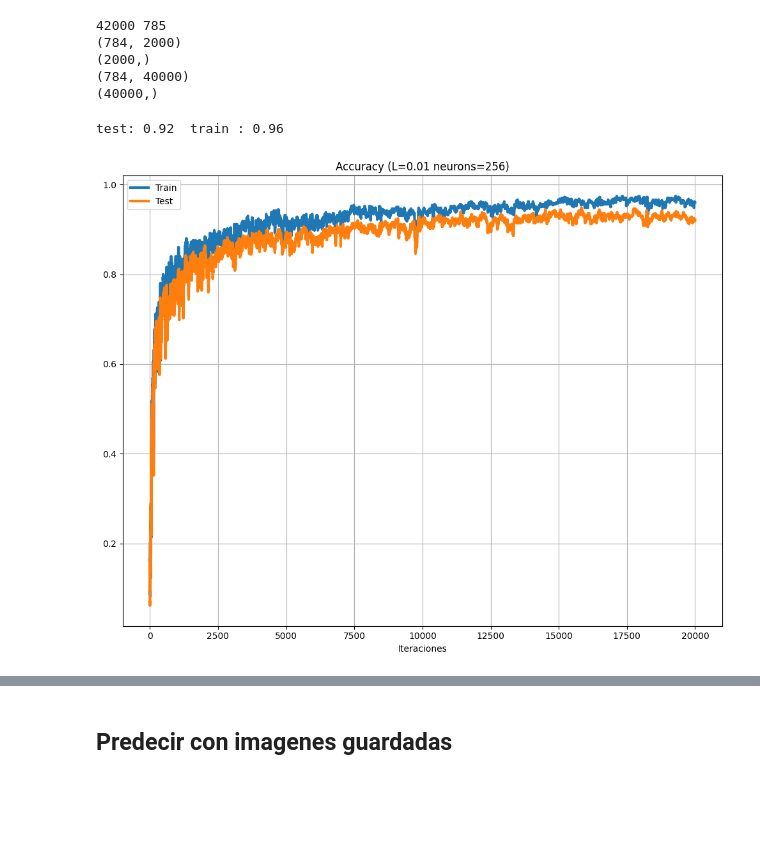
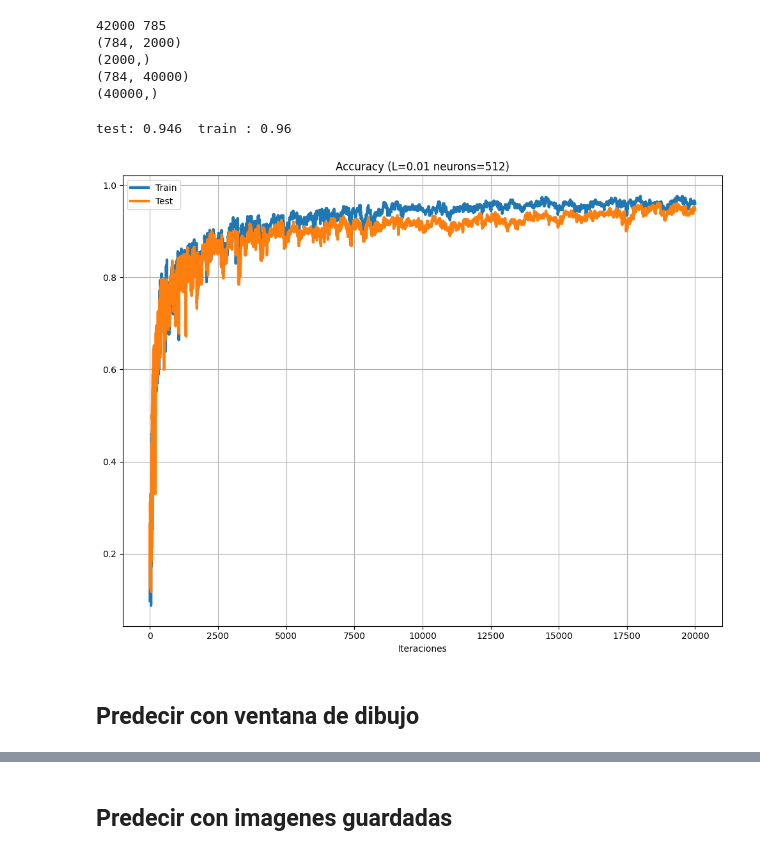
Before and after one commit to MartinSchubert04/Neural-Network, a Jupyter notebook: TPfinal.ipynb, the cells around one changed output, grey strips where cells are left out. Saved outputs shown, nothing was run; the diff lists cells and outputs as text; code cells hidden in the pictures; blank space fills up the shorter version.

```diff
--- a/TPfinal.ipynb
+++ b/TPfinal.ipynb
@@ -233,7 +233,9 @@ class NeuralNetwork:
 
     def backward_prop(self, Z1, A1, Z2, A2, X, Y):
         one_hot_Y = self.one_hot_encode(Y)
-        dZ2 = A2 - one_hot_Y
+
+        dZ2 = A2 - one_hot_Y  # dC_dA2 * dC_dZ2, usando cross entropy y d_softmax
+
         dC_dW2 = dZ2.dot(A1.T)
         dC_dB2 = np.sum(dZ2, axis=1, keepdims=True)
         dZ1 = self.w_output.T.dot(dZ2) * self.d_relu(Z1)
@@ -261,19 +263,18 @@ class NeuralNetwork:
             self.b_output -= self.learning_rate * dB2
 
 
-            # Calcular precisión del conjunto de prueba
+            # Calcular precisión del subconjunto de test
             test_predictions = self.forward_prop(self.X_test_subset)[3]
             test_comparisons = np.argmax(test_predictions, axis=0) == self.Y_test_subset
             accuracy_test = np.mean(test_comparisons)
             self.accuracy_test_l.append(accuracy_test)
 
-            # Calcular precisión del conjunto de entrenamiento
+            # Calcular precisión del subconjunto de entrenamiento
             train_predictions = self.forward_prop(self.X_train_subset)[3]
             train_comparisons = np.argmax(train_predictions, axis=0) == self.Y_train_subset
             accuracy_train = np.mean(train_comparisons)
             self.accuracy_train_l.append(accuracy_train)
 
-                # Imprimir la pérdida y la precisión
             loss = np.mean((A2 - self.one_hot_encode(Y_sample)) ** 2)  # Pérdida cuadrática media
 
         print(F"test: {accuracy_test}  train : {accuracy_train}")
@@ -286,34 +287,36 @@ class NeuralNetwork:
             'ls': 'solid',
             'lw': 3,
         }
         fmt_test = {
             'color': 'tab:orange',
             'ls': 'solid',
             'lw': 3,
         }
 
         fig, (ax) = plt.subplots(1, 1, figsize=(10, 8))
         ax.plot(train_l, label='Train', **fmt_train)
         ax.plot(test_l, label='Test', **fmt_test)
 
         ax.grid(which='both')
         ax.legend()
         ax.set_title(f'Accuracy ({L=} {neurons=})')
         ax.set_xlabel('Iteraciones')
 
         fig.tight_layout()
         plt.savefig( os.path.join(graphics_path, f"accuracy_{L=}_{iters=}_{neurons=}.png"))
         plt.show()
 
 
 # Ejemplo de uso
 iters = 20_000
 L = 0.01
-neurons = 256
+neurons = 512
 
 nn = NeuralNetwork(neurons, L, iters)
 nn.train(X_train, Y_train, X_test, Y_test)
 # %% [output]
-test: 0.92  train : 0.96
+test: 0.946  train : 0.96
-[figure, old version]
+[figure, new version]
+# %% [markdown]
+## Predecir con ventana de dibujo
 # %%
```
Also changed, not shown: parts of 9 cells of this notebook, 19 other files.
